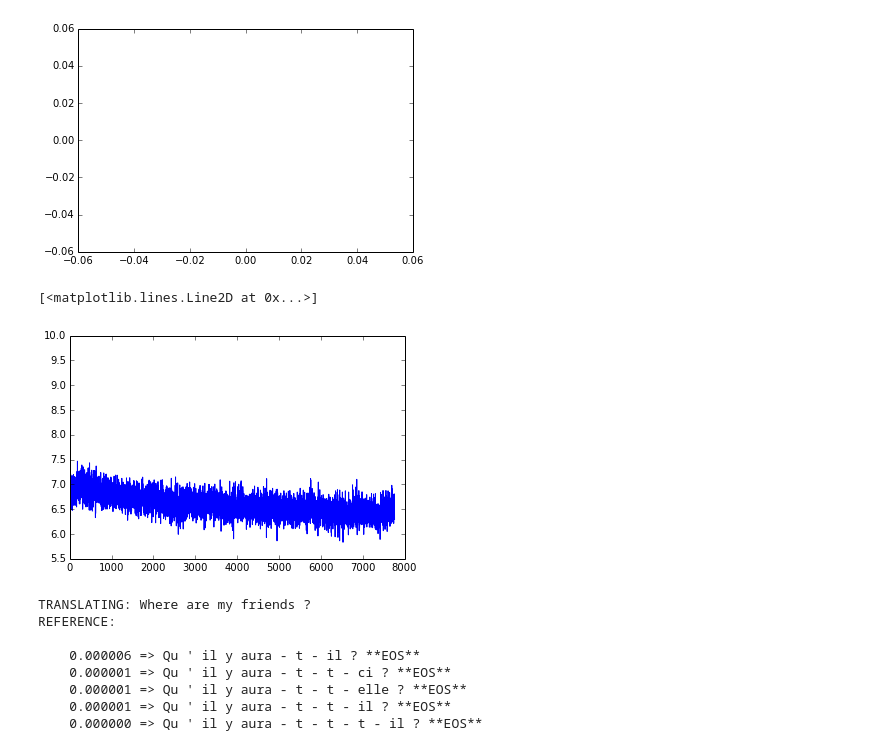
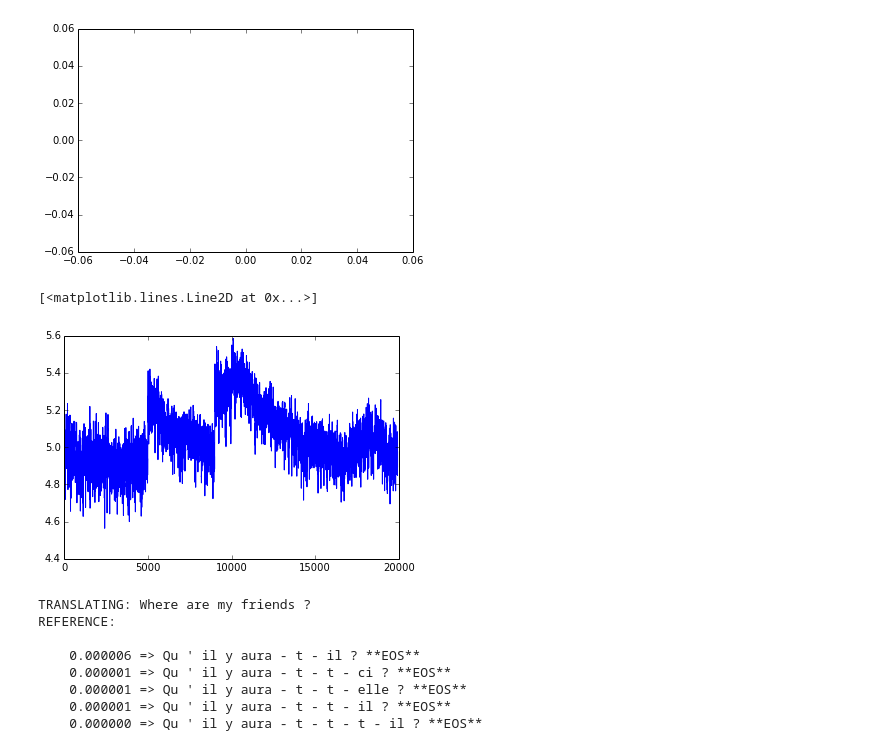
Before and after one commit to dali-ml/dali-cython, a Jupyter notebook: notebooks/Machine Translation.ipynb, the cells around one changed output. Saved outputs shown, nothing was run; the diff lists cells and outputs as text; code cells hidden in the pictures.

```diff
--- a/notebooks/Machine Translation.ipynb
+++ b/notebooks/Machine Translation.ipynb
@@ -358,11 +362,13 @@ plt.plot(range(len(r)), r)
 # %% [output]
 [<matplotlib.lines.Line2D at 0x...>]
 [figure]
-# %%
-plt.plot(range(len(epoch_error)), epoch_error)
-# %% [output]
-[<matplotlib.lines.Line2D at 0x...>]
-[figure, removed]
+# %%
+plottable = median_smoothing(train_error.epoch_error, 10)
+
+plt.plot(range(len(plottable)), plottable)
+# %% [output]
+[<matplotlib.lines.Line2D at 0x...>]
+[figure, added]
 # %%
 solver.__class__ =Solver
 # %%
```
Also changed, not shown: parts of 5 cells of this notebook, 2 other files.
